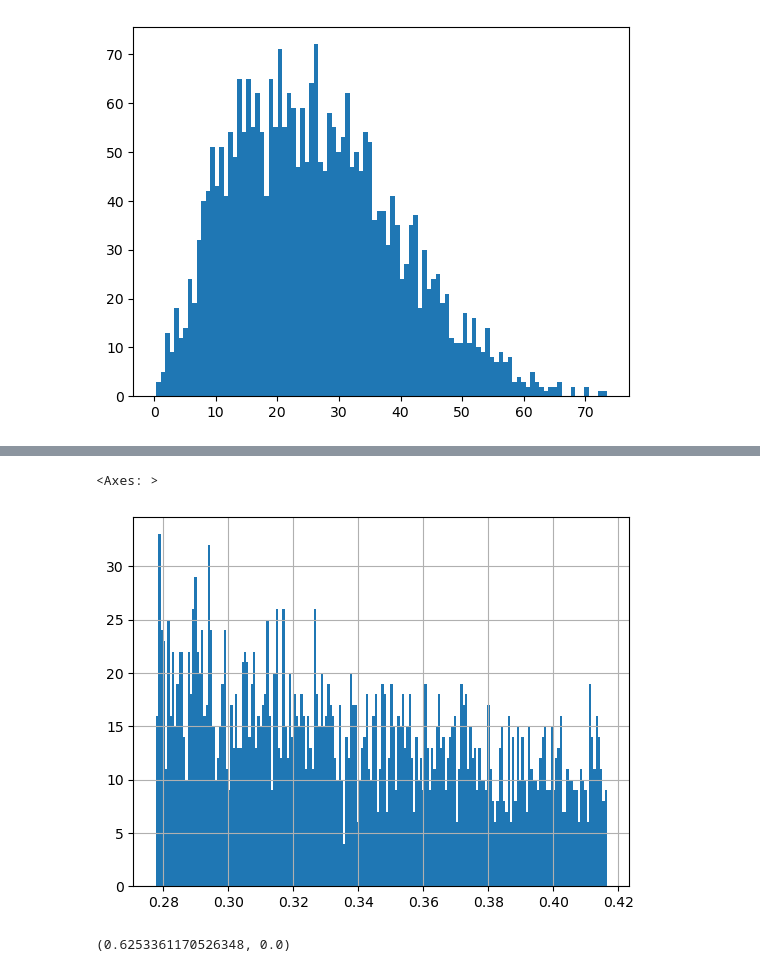
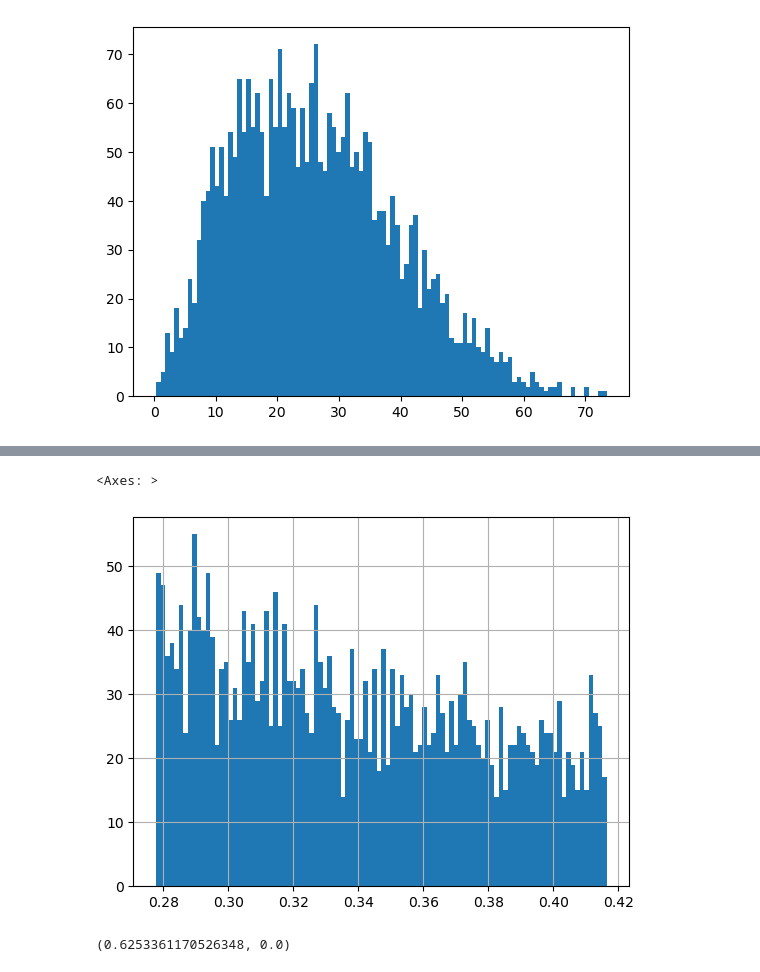
Before and after one commit to noPunintended/Squareshire_simulation, a Jupyter notebook: Codes/notebooks/stats_test.ipynb, the cells around one changed output, grey strips where cells are left out. Drawn from its saved outputs; the diff is of its cells as text; code cells hidden in the pictures.

```diff
--- a/Codes/notebooks/stats_test.ipynb
+++ b/Codes/notebooks/stats_test.ipynb
@@ -233,0 +487,7 @@ ks_test(rider_dest_y, 'uniform', (0, 20))
+# %%
+ks_stat, ks_p_value, beta_params, og_p = ks_test_mc(rider_origin_x, 'beta')
+print("Monte Carlo Adjusted Kolmogorov-Smirnov Test Statistic:", ks_stat)
+print("Adjusted p-value:", ks_p_value)
+print("unadjust:", og_p)
+print("Estimated Beta Parameters (alpha, beta):", beta_params)
+plot_distribution_fit(rider_origin_x, beta_params, 'beta')
@@ -233,0 +500,7 @@ ks_test(rider_dest_y, 'uniform', (0, 20))
+# %%
+ks_stat, ks_p_value, beta_params, og_p = ks_test_mc(rider_origin_y, 'beta')
+print("Monte Carlo Adjusted Kolmogorov-Smirnov Test Statistic:", ks_stat)
+print("Adjusted p-value:", ks_p_value)
+print("unadjust:", og_p)
+print("Estimated Beta Parameters (alpha, beta):", beta_params)
+plot_distribution_fit(rider_origin_y, beta_params, 'beta')
@@ -233,0 +513,7 @@ ks_test(rider_dest_y, 'uniform', (0, 20))
+# %%
+ks_stat, ks_p_value, beta_params, og_p = ks_test_mc(rider_dest_x, 'beta')
+print("Monte Carlo Adjusted Kolmogorov-Smirnov Test Statistic:", ks_stat)
+print("Adjusted p-value:", ks_p_value)
+print("unadjust:", og_p)
+print("Estimated Beta Parameters (alpha, beta):", beta_params)
+plot_distribution_fit(rider_dest_x, beta_params, 'beta')
@@ -233,0 +526,7 @@ ks_test(rider_dest_y, 'uniform', (0, 20))
+# %%
+ks_stat, ks_p_value, beta_params, og_p = ks_test_mc(rider_dest_y, 'beta')
+print("Monte Carlo Adjusted Kolmogorov-Smirnov Test Statistic:", ks_stat)
+print("Adjusted p-value:", ks_p_value)
+print("unadjust:", og_p)
+print("Estimated Beta Parameters (alpha, beta):", beta_params)
+plot_distribution_fit(rider_dest_y, beta_params, 'beta')
@@ -304,8 +614,8 @@ plt.hist(sample_travel_time, bins=100)
 # %%
-sample_speed.hist(bins=200)
+sample_speed.hist(bins=100)
 # %% [output]
 <Axes: >
-[figure, old version]
+[figure, new version]
 # %%
 ks_test(sample_speed, 'uniform', (((2/6) * 0.8), ((2/6) * 1.2)))
 # %% [output]
```
Also changed, not shown: parts of 31 cells of this notebook, 5 other files.
